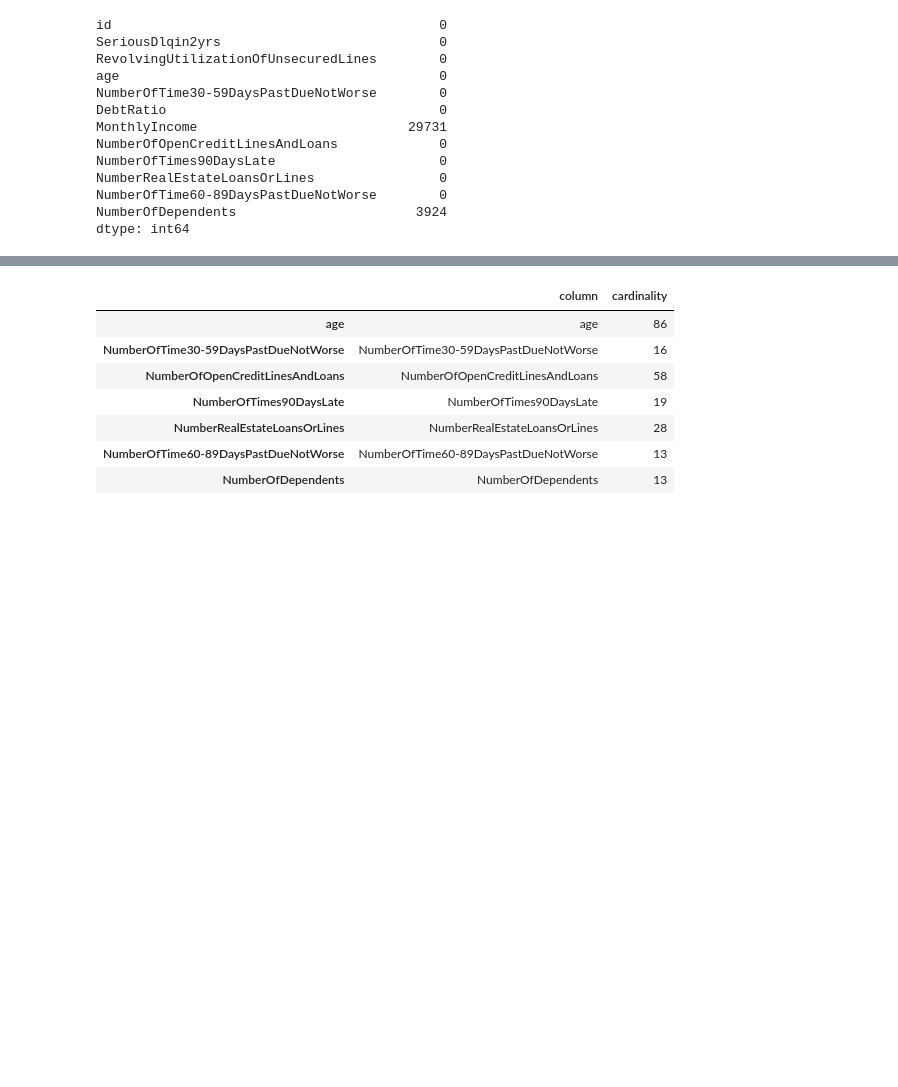
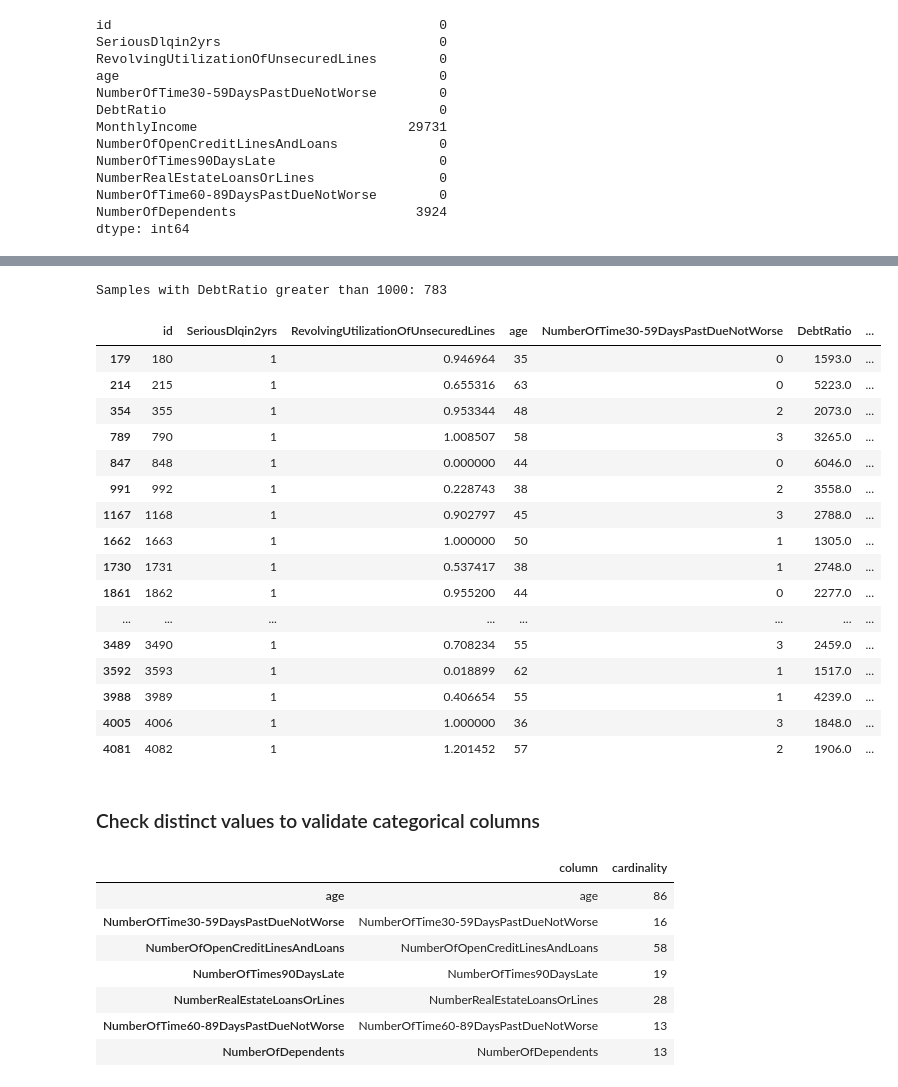
Before and after one commit to luigisaetta/credit_scoring, a Jupyter notebook: eda.ipynb, the cells around one changed output, grey strips where cells are left out. Drawn from its saved outputs; the diff is of its cells as text; code cells hidden in the pictures; blank space fills up the shorter version.

```diff
--- a/eda.ipynb
+++ b/eda.ipynb
@@ -72,3 +149,33 @@ We have two features (Monthly income and NumberOfDependents) with a significant
+# %%
+### Check DebtRatio
+
+condition = ((orig_data['DebtRatio'] > 1000) & (orig_data['MonthlyIncome'].isna()) & (orig_data['SeriousDlqin2yrs'] == 1))
+
+anom_data = orig_data.loc[condition]
+
+print(f'Samples with DebtRatio greater than 1000: {anom_data.shape[0]}')
+anom_data.head(20)
+# %% [output]
+Samples with DebtRatio greater than 1000: 783
+|  | id | SeriousDlqin2yrs | RevolvingUtilizationOfUnsecuredLines | age | NumberOfTime30-59DaysPastDueNotWorse | DebtRatio | ... |
+| 179 | 180 | 1 | 0.946964 | 35 | 0 | 1593.0 | ... |
+| 214 | 215 | 1 | 0.655316 | 63 | 0 | 5223.0 | ... |
+| 354 | 355 | 1 | 0.953344 | 48 | 2 | 2073.0 | ... |
+| 789 | 790 | 1 | 1.008507 | 58 | 3 | 3265.0 | ... |
+| 847 | 848 | 1 | 0.000000 | 44 | 0 | 6046.0 | ... |
+| 991 | 992 | 1 | 0.228743 | 38 | 2 | 3558.0 | ... |
+| 1167 | 1168 | 1 | 0.902797 | 45 | 3 | 2788.0 | ... |
+| 1662 | 1663 | 1 | 1.000000 | 50 | 1 | 1305.0 | ... |
+| 1730 | 1731 | 1 | 0.537417 | 38 | 1 | 2748.0 | ... |
+| 1861 | 1862 | 1 | 0.955200 | 44 | 0 | 2277.0 | ... |
+| ... | ... | ... | ... | ... | ... | ... | ... |
+| 3489 | 3490 | 1 | 0.708234 | 55 | 3 | 2459.0 | ... |
+| 3592 | 3593 | 1 | 0.018899 | 62 | 1 | 1517.0 | ... |
+| 3988 | 3989 | 1 | 0.406654 | 55 | 1 | 4239.0 | ... |
+| 4005 | 4006 | 1 | 1.000000 | 36 | 3 | 1848.0 | ... |
+| 4081 | 4082 | 1 | 1.201452 | 57 | 2 | 1906.0 | ... |
+# %% [markdown]
+### Check distinct values to validate categorical columns
 # %%
 cat_columns = ['age','NumberOfTime30-59DaysPastDueNotWorse',
                'NumberOfOpenCreditLinesAndLoans', 'NumberOfTimes90DaysLate',
```
Also changed, not shown: parts of 26 cells of this notebook, 7 other files.
